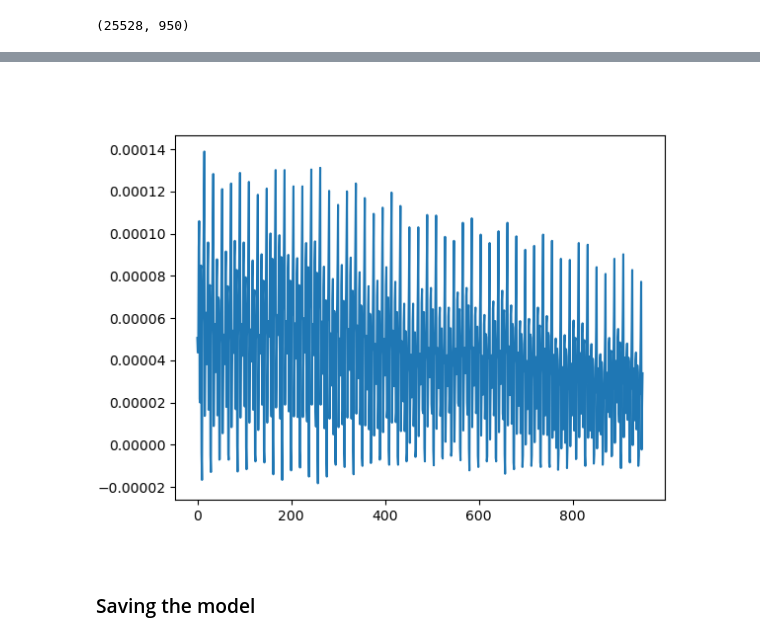
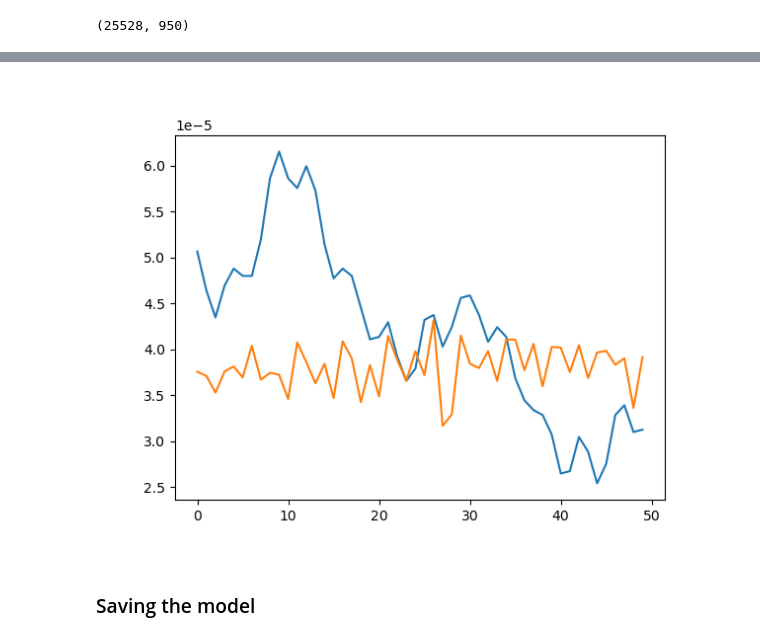
Before and after one commit to mettinger/eegCompress, a Jupyter notebook: eegCompress.ipynb, the cells around one changed output, grey strips where cells are left out. Drawn from its saved outputs; the diff is of its cells as text; code cells hidden in the pictures.

```diff
--- a/eegCompress.ipynb
+++ b/eegCompress.ipynb
@@ -113,14 +116,14 @@ for epoch in range(epochs):
 # %%
 original = dataReshape[0,:]
 encoded = model.encoder(torch.tensor(original))
-decoded = model.decoder(encoded).detach().numpy()
+decoded = model.decoder(encoded).detach().numpy()[0:50*19:19]
 # %%
 plt.figure()
-plt.plot(original)
-#plt.plot(decoded)
+plt.plot(data[0,0:numSampleInput])
+plt.plot(decoded)
 plt.show()
 # %% [output]
-[figure, old version]
+[figure, new version]
 # %% [markdown]
 ### Saving the model
 # %%
```
Also changed, not shown: parts of 3 cells of this notebook, 8 other files.
